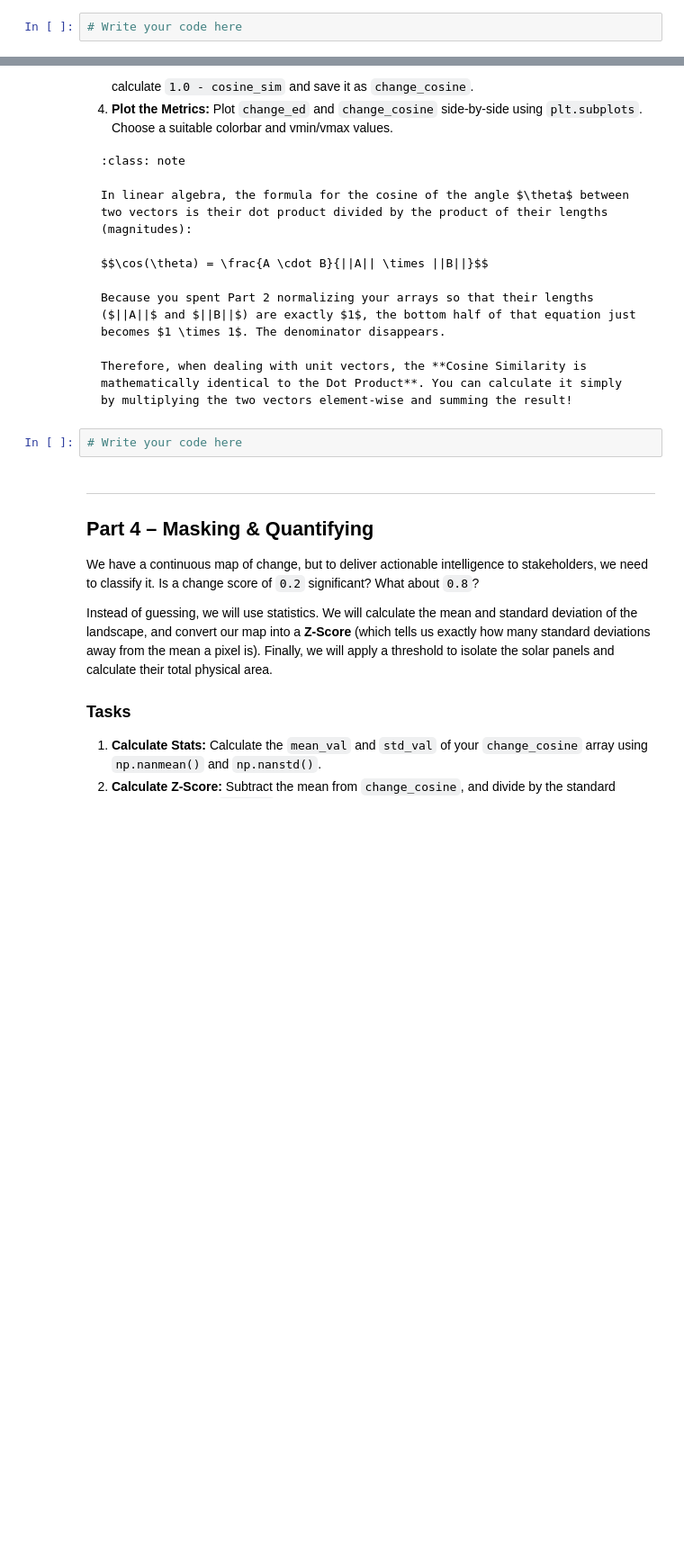
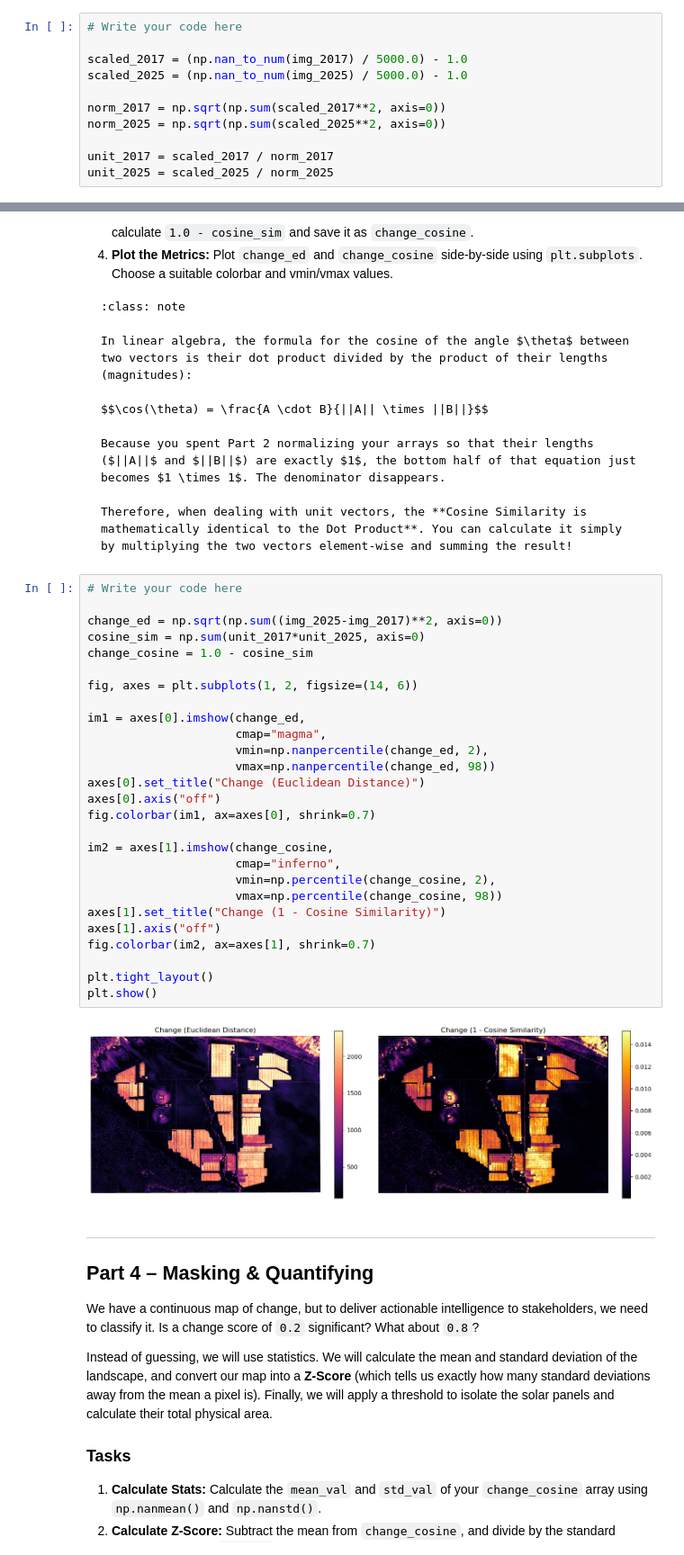
Before and after one commit to jo1266/Programming_with_spatial_data, a Jupyter notebook: course/09_practical_L9.ipynb, the cells around one changed output, grey strips where cells are left out. Shown at 90% size. Drawn from its saved outputs; the diff is of its cells as text; blank space fills up the shorter version.

````diff
--- a/course/09_practical_L9.ipynb
+++ b/course/09_practical_L9.ipynb
@@ -126,6 +177,15 @@ Cosine similarity evaluates the angle between two vectors, making it highly robu
     $\hat{v} = \frac{v}{||v||}$
 # %%
 # Write your code here
+
+scaled_2017 = (np.nan_to_num(img_2017) / 5000.0) - 1.0
+scaled_2025 = (np.nan_to_num(img_2025) / 5000.0) - 1.0
+
+norm_2017 = np.sqrt(np.sum(scaled_2017**2, axis=0))
+norm_2025 = np.sqrt(np.sum(scaled_2025**2, axis=0))
+
+unit_2017 = scaled_2017 / norm_2017
+unit_2025 = scaled_2025 / norm_2025
 # %% [markdown]
 ---
 
@@ -157,6 +217,33 @@ Therefore, when dealing with unit vectors, the **Cosine Similarity is mathematic
 ```
 # %%
 # Write your code here
+
+change_ed = np.sqrt(np.sum((img_2025-img_2017)**2, axis=0))
+cosine_sim = np.sum(unit_2017*unit_2025, axis=0)
+change_cosine = 1.0 - cosine_sim
+
+fig, axes = plt.subplots(1, 2, figsize=(14, 6))
+
+im1 = axes[0].imshow(change_ed,
+                     cmap="magma",
+                     vmin=np.nanpercentile(change_ed, 2),
+                     vmax=np.nanpercentile(change_ed, 98))
+axes[0].set_title("Change (Euclidean Distance)")
+axes[0].axis("off")
+fig.colorbar(im1, ax=axes[0], shrink=0.7)
+
+im2 = axes[1].imshow(change_cosine,
+                     cmap="inferno",
+                     vmin=np.percentile(change_cosine, 2),
+                     vmax=np.percentile(change_cosine, 98))
+axes[1].set_title("Change (1 - Cosine Similarity)")
+axes[1].axis("off")
+fig.colorbar(im2, ax=axes[1], shrink=0.7)
+
+plt.tight_layout()
+plt.show()
+# %% [output]
+[figure, added]
 # %% [markdown]
 ---
 
````
Also changed, not shown: parts of 3 cells of this notebook, 6 other files.
